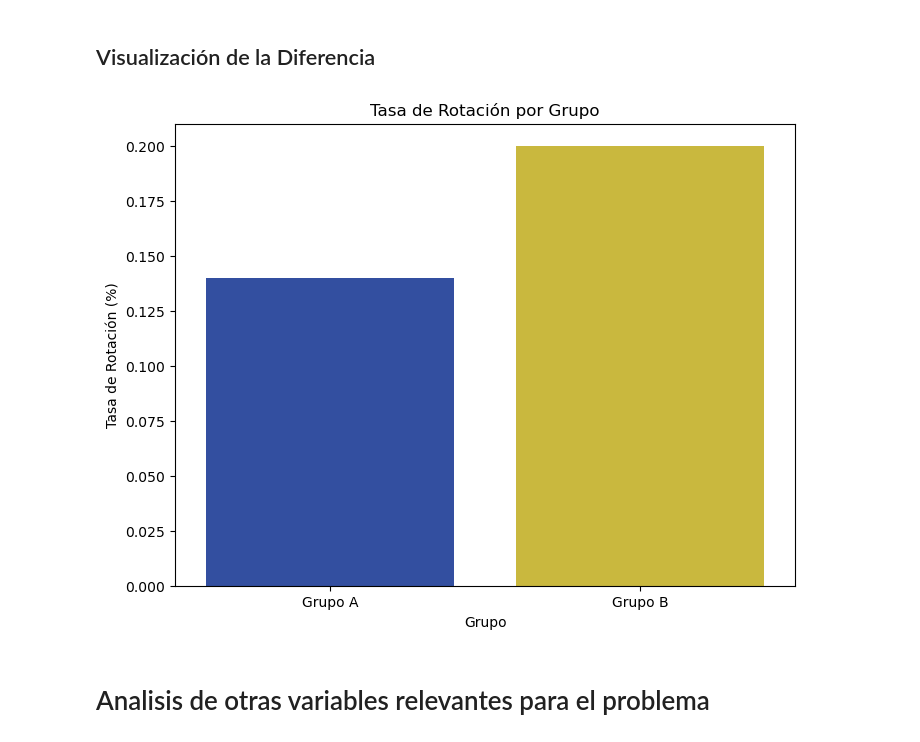
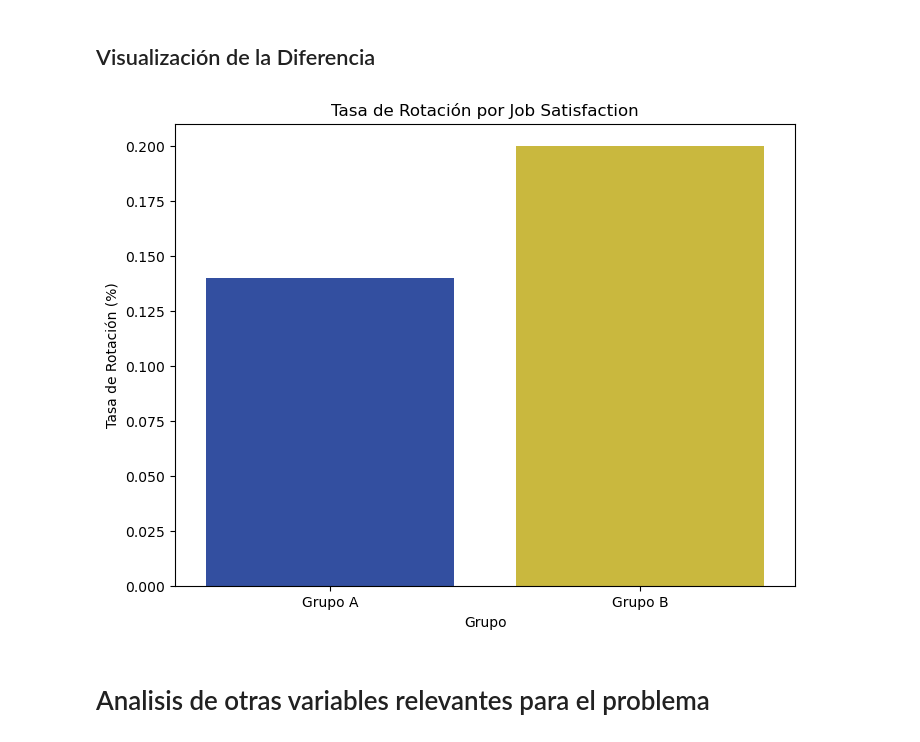
Before and after one commit to carla-caracola/people_analytics, a Jupyter notebook: jupyter_notebooks/ab_testing.ipynb, the cells around one changed output. Drawn from its saved outputs; the diff is of its cells as text; code cells hidden in the pictures.

Commit message:
final graphics added

```diff
--- a/jupyter_notebooks/ab_testing.ipynb
+++ b/jupyter_notebooks/ab_testing.ipynb
@@ -150,17 +150,17 @@ diferencia_proporciones
 # %%
 df_comparacion = pd.DataFrame({
     'Grupo': ['Grupo A', 'Grupo B'],
     'Tasa de Rotación': [tasa_rot_grupo_a, tasa_rot_grupo_b]
 })
 
 plt.figure(figsize=(8, 6))
 sns.barplot(x='Grupo', y='Tasa de Rotación', data=df_comparacion, palette=['#2146B2', '#E0CA27'])
-plt.title('Tasa de Rotación por Grupo')
+plt.title('Tasa de Rotación por Job Satisfaction')
 plt.xlabel('Grupo')
 plt.ylabel('Tasa de Rotación (%)')
 plt.show()
 # %% [output]
-[figure, old version]
+[figure, new version]
 # %% [markdown]
 # Analisis de otras variables relevantes para el problema
 # %%
```
Also changed, not shown: parts of 2 cells of this notebook.
